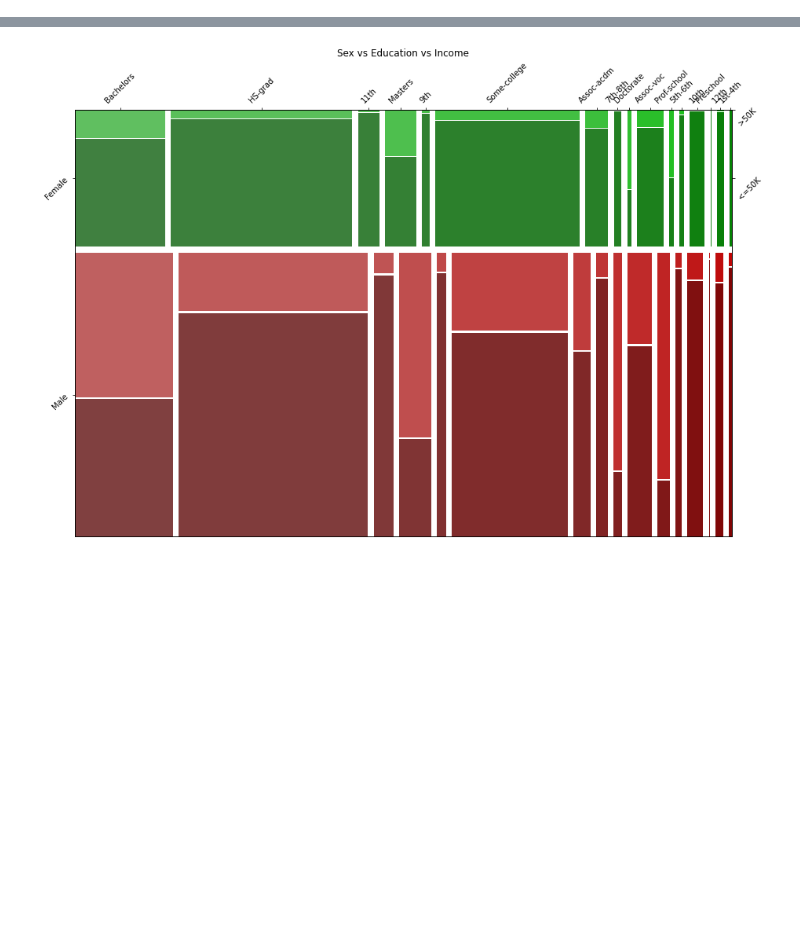
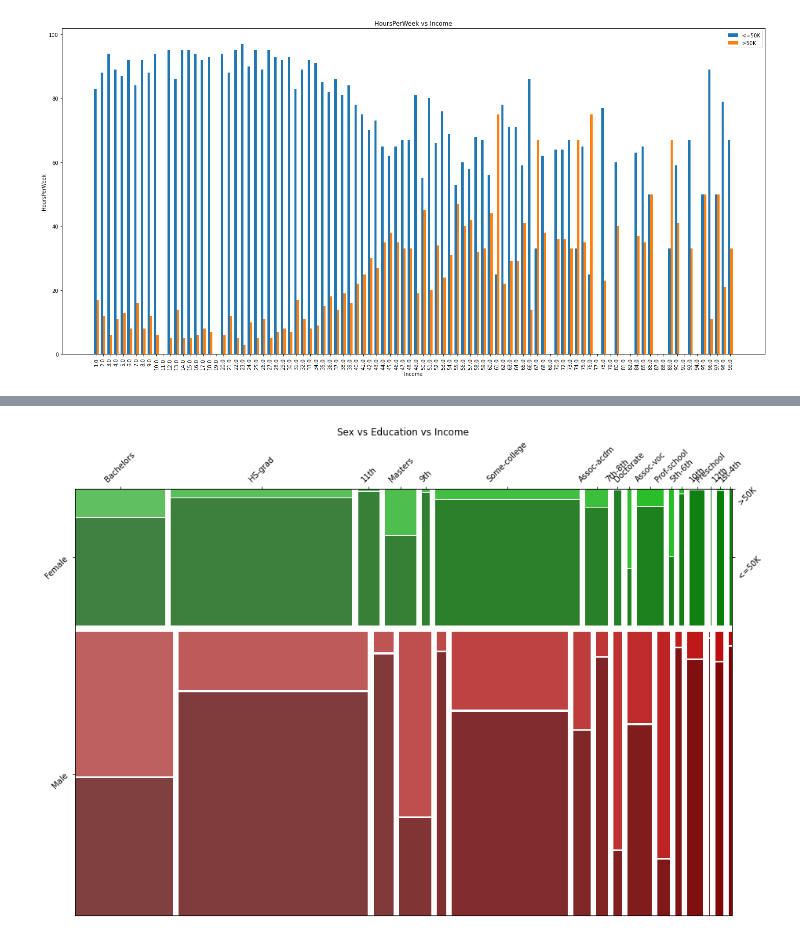
Before and after one commit to Abhik91/CSE578-Data-Visualization, a Jupyter notebook: IncomeAnalysis.ipynb, the cells around one changed output, grey strips where cells are left out. Cells and saved outputs as stored; diff of their text form; code cells hidden in the pictures; blank space fills up the shorter version.

```diff
--- a/IncomeAnalysis.ipynb
+++ b/IncomeAnalysis.ipynb
@@ -191,0 +217,4 @@ plot_box_plot('CapitalLoss', 'CapitalLoss vs Income', 'Income', 'CapitalLoss')
+# %%
+plot_bar_chart('HoursPerWeek', 'HoursPerWeek vs Income', 'Income', 'HoursPerWeek', reduce_clutter=True)
+# %% [output]
+[figure, added]
```
Also changed, not shown: parts of 15 cells of this notebook.
